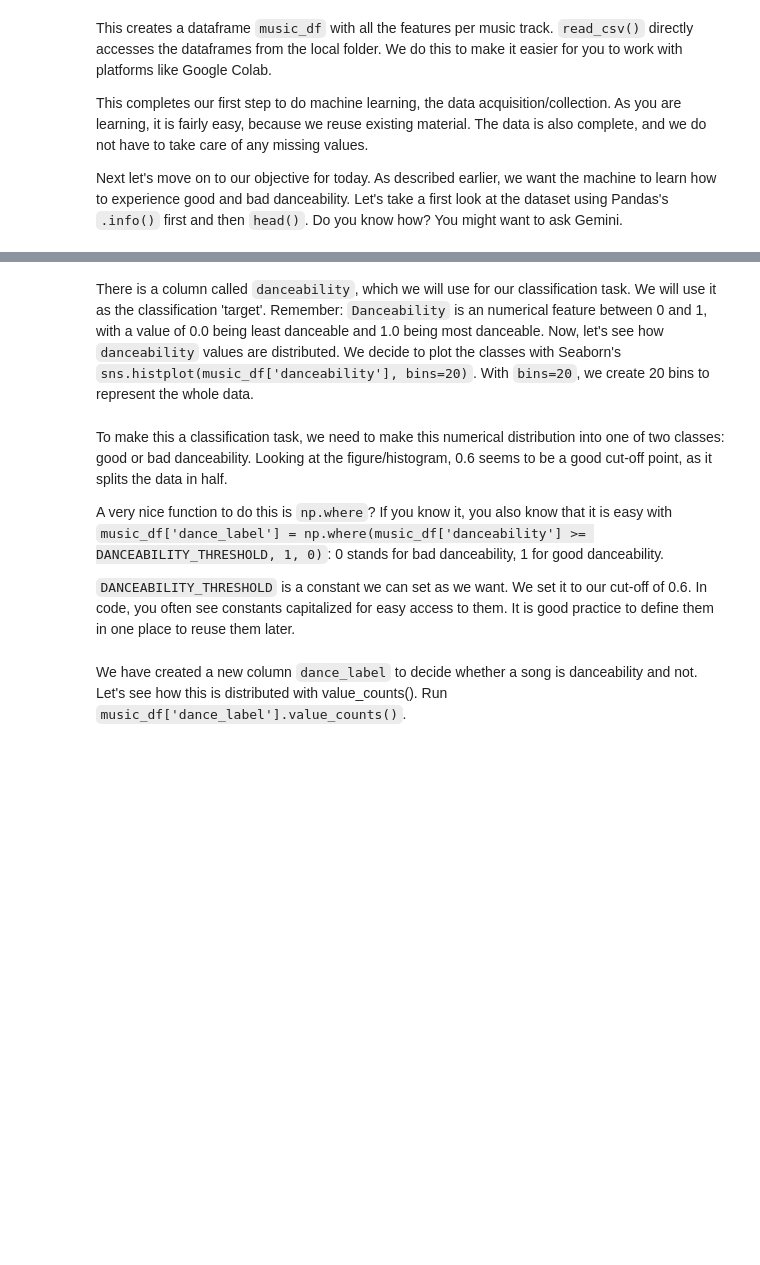
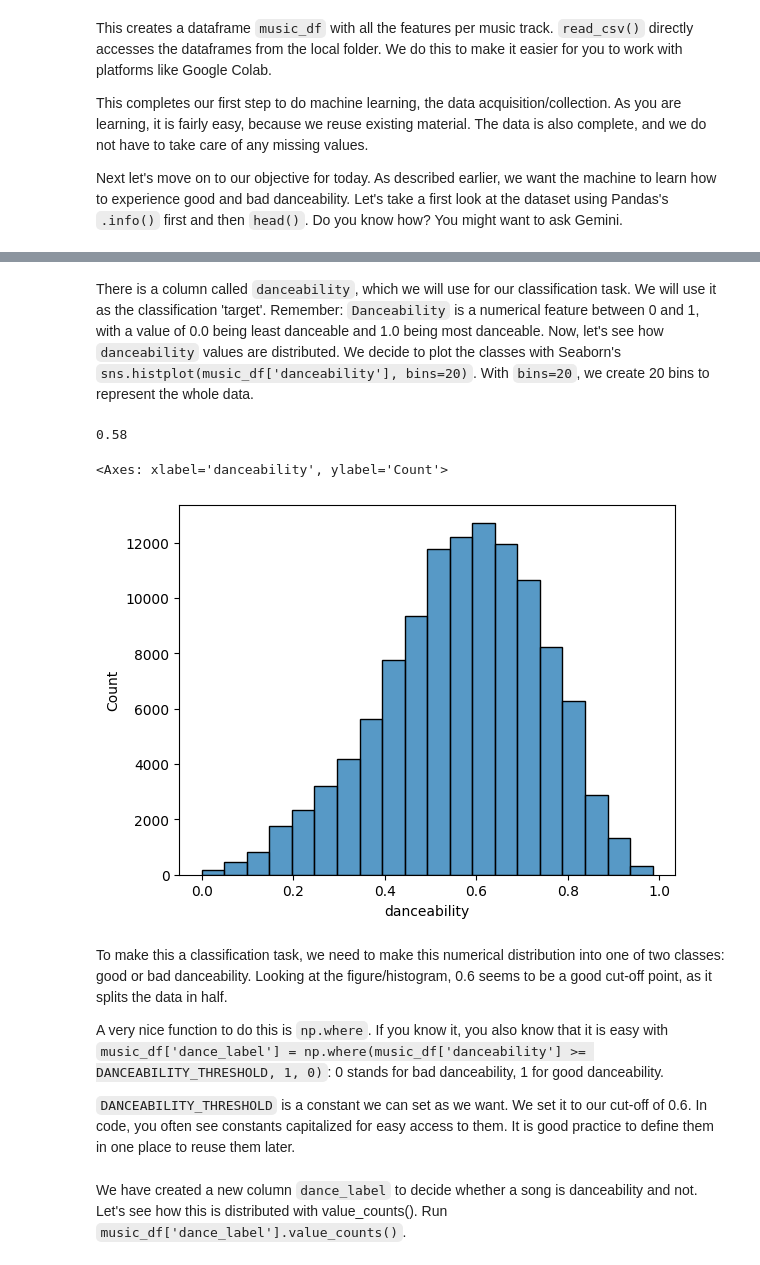
Before and after one commit to onni-Q/lecture_notebooks, a Jupyter notebook: Week3_Lecture.ipynb, the cells around one changed output, grey strips where cells are left out. Saved outputs shown, nothing was run; the diff lists cells and outputs as text; code cells hidden in the pictures; blank space fills up the shorter version.

```diff
--- a/Week3_Lecture.ipynb
+++ b/Week3_Lecture.ipynb
@@ -175,9 +216,18 @@ Next let's move on to our objective for today. As described earlier, we want the
 # %% [markdown]
-There is a column called `danceability`, which we will use for our classification task. We will use it as the classification 'target'. Remember: `Danceability` is an numerical feature between 0 and 1, with a value of 0.0 being least danceable and 1.0 being most danceable. Now, let's see how `danceability` values are distributed. We decide to plot the classes with Seaborn's `sns.histplot(music_df['danceability'], bins=20)`. With `bins=20`, we create 20 bins to represent the whole data.
+There is a column called `danceability`, which we will use for our classification task. We will use it as the classification 'target'. Remember: `Danceability` is a numerical feature between 0 and 1, with a value of 0.0 being least danceable and 1.0 being most danceable. Now, let's see how `danceability` values are distributed. We decide to plot the classes with Seaborn's `sns.histplot(music_df['danceability'], bins=20)`. With `bins=20`, we create 20 bins to represent the whole data.
+# %%
+music_df['danceability'].median()
+# %% [output]
+0.58
+# %%
+sns.histplot(music_df['danceability'], bins=20)
+# %% [output]
+<Axes: xlabel='danceability', ylabel='Count'>
+[figure, added]
 # %% [markdown]
 To make this a classification task, we need to make this numerical distribution into one of two classes: good or bad danceability. Looking at the figure/histogram, 0.6 seems to be a good cut-off point, as it splits the data in half.
 
-A very nice function to do this is `np.where`? If you know it, you also know that it is easy with `music_df['dance_label'] = np.where(music_df['danceability'] >= DANCEABILITY_THRESHOLD, 1, 0)`: 0 stands for bad danceability, 1 for good danceability.
+A very nice function to do this is `np.where`. If you know it, you also know that it is easy with `music_df['dance_label'] = np.where(music_df['danceability'] >= DANCEABILITY_THRESHOLD, 1, 0)`: 0 stands for bad danceability, 1 for good danceability.
 
 `DANCEABILITY_THRESHOLD` is a constant we can set as we want. We set it to our cut-off of 0.6. In code, you often see constants capitalized for easy access to them. It is good practice to define them in one place to reuse them later.
 # %%
```
Also changed, not shown: parts of 74 cells of this notebook.
